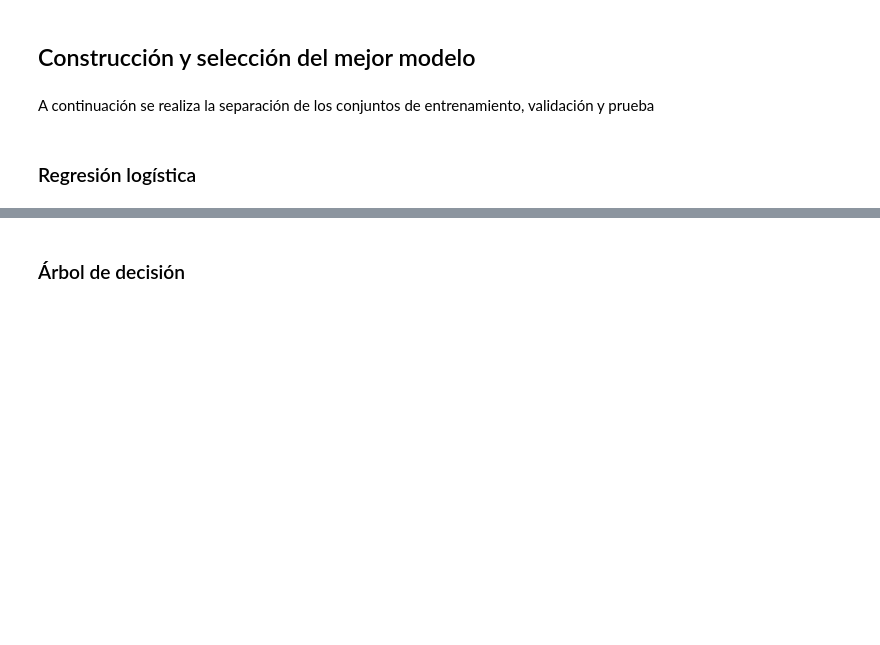
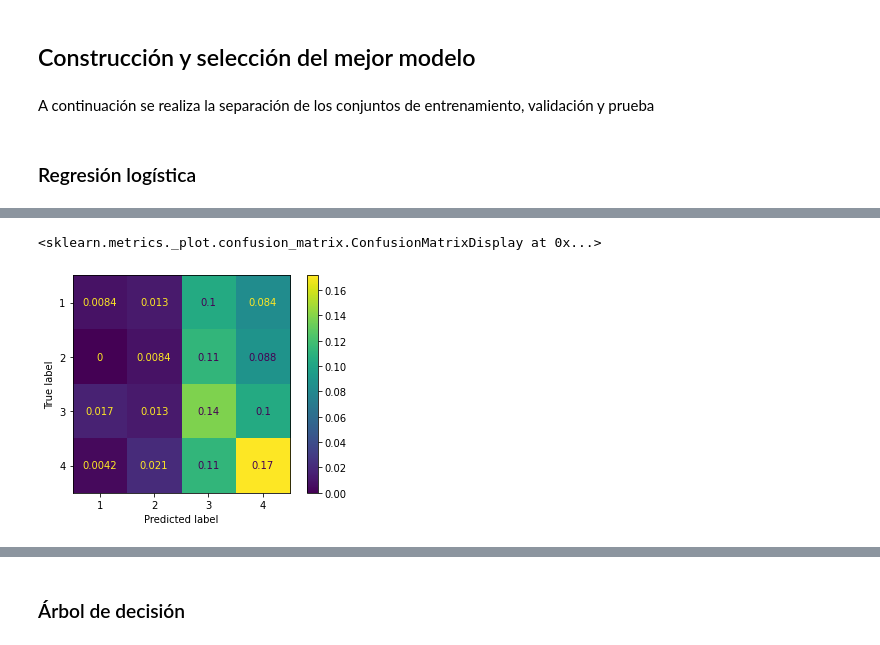
Before and after one commit to MaldonadoVihlai/taller_cda, a Jupyter notebook: taller3/taller3.ipynb, the cells around one changed output, grey strips where cells are left out. Saved outputs shown, nothing was run; the diff lists cells and outputs as text; code cells hidden in the pictures; blank space fills up the shorter version.

Commit message:
Training models

```diff
--- a/taller3/taller3.ipynb
+++ b/taller3/taller3.ipynb
@@ -1180,0 +1183,11 @@ X_train, X_val, Y_train, y_val= train_test_split(X_train, Y_train, test_size = 0
+# %%
+param_grid_lr = {'C': [0.0001, 0.001, 0.1, 1],
+                 'max_iter':[500],
+                 'solver':['newton-cg', 'lbfgs', 'liblinear']}
+      #    'average':['weighted']}
+       # 'multi_class':['ovr']}
+
+grid_lr = GridSearchCV(LogisticRegression(), param_grid_lr, refit = True, verbose = 3,scoring='f1_weighted', cv=3)
+
+# fitting the model for grid search
+grid_lr.fit(X_train_standard, Y_train_standard.values.ravel())
@@ -1180,0 +1216,3 @@ X_train, X_val, Y_train, y_val= train_test_split(X_train, Y_train, test_size = 0
+# %%
+pred_yVal_standard=grid_lr.predict(X_val_standard)
+print(classification_report(y_val_standard, pred_yVal_standard))
@@ -1180,0 +1230,5 @@ X_train, X_val, Y_train, y_val= train_test_split(X_train, Y_train, test_size = 0
+# %%
+ConfusionMatrixDisplay.from_predictions(y_val_standard.astype(int), pred_yVal_standard, normalize = 'all'
+# %% [output]
+<sklearn.metrics._plot.confusion_matrix.ConfusionMatrixDisplay at 0x...>
+[figure, added]
```
Also changed, not shown: parts of 18 cells of this notebook.
